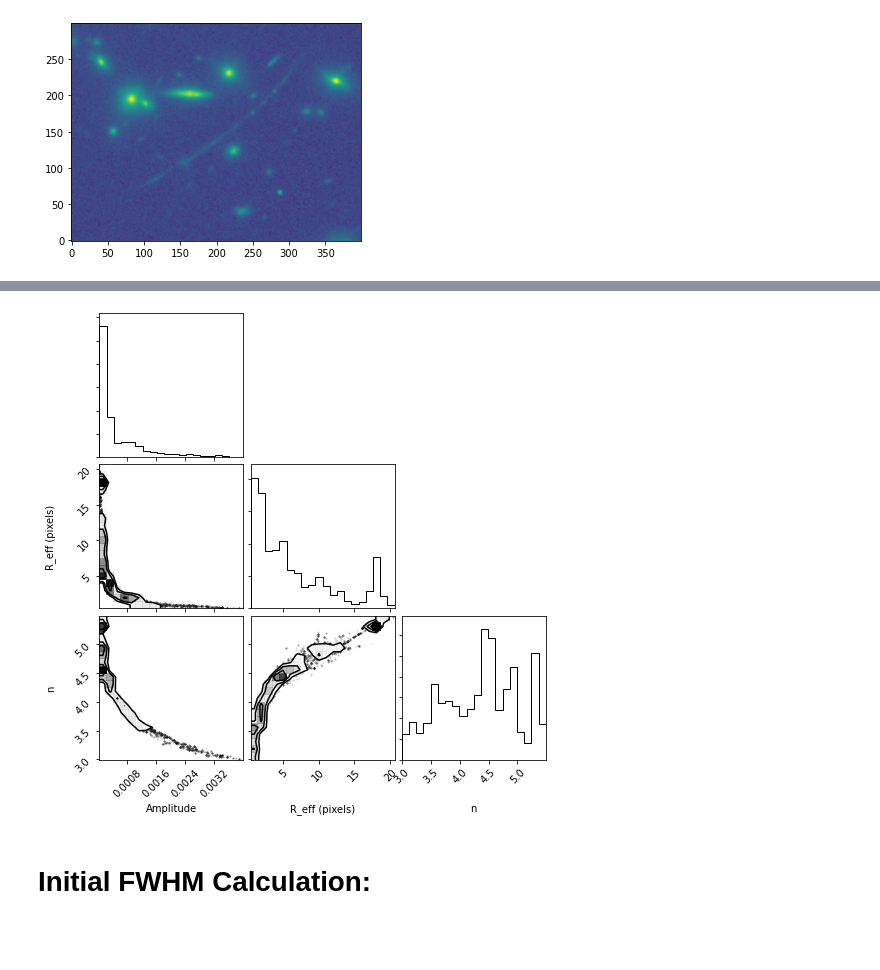
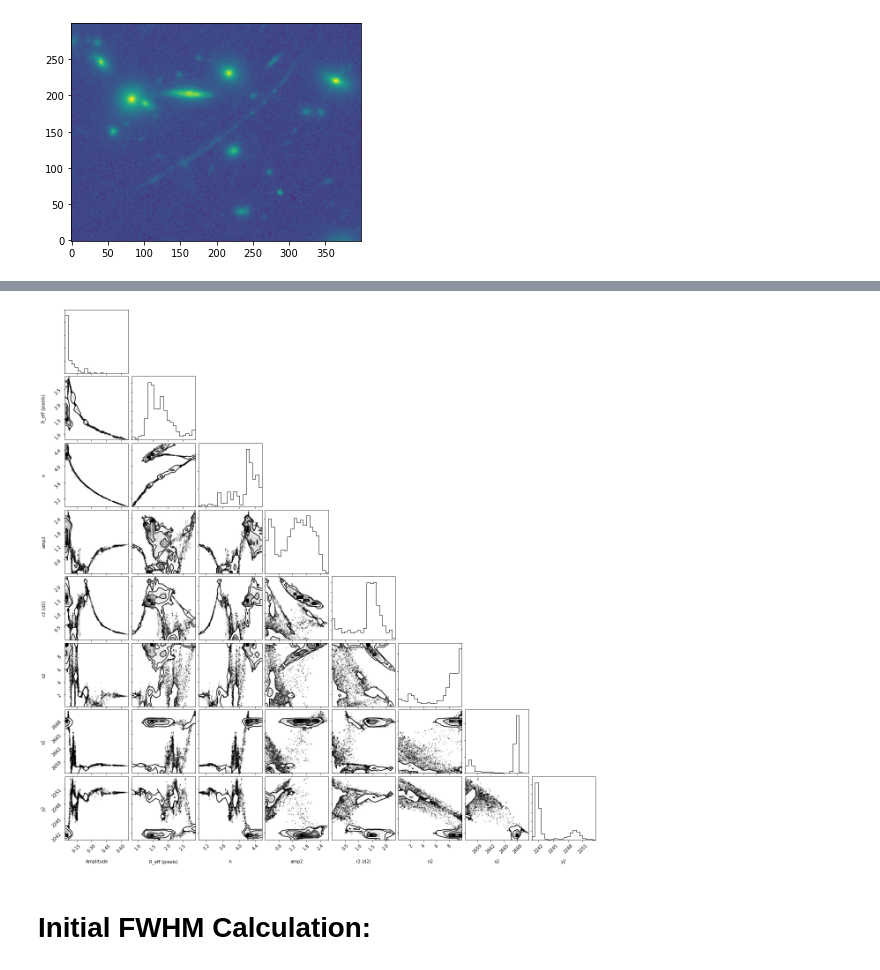
Before and after one commit to bwelch94/KnotFit, a Jupyter notebook: KnotFit.ipynb, the cells around one changed output, grey strips where cells are left out. Saved outputs shown, nothing was run; the diff lists cells and outputs as text; code cells hidden in the pictures; blank space fills up the shorter version.

```diff
--- a/KnotFit.ipynb
+++ b/KnotFit.ipynb
@@ -163,8 +205,6 @@ sampler = kf.runMCMC(theta, argdict, nwalkers=6, niter=2000, outfile='knotfit/ch
 # %%
-mcmcfile = 'knotfit/chains/whl0137/topknot_minimize_z6twopt.h5'
+mcmcfile = 'knotfit/chains/whl0137/topknot_sersic+gauss_pos.h5'
 reader = emcee.backends.HDFBackend(mcmcfile)
-#tau = reader.get_autocorr_time()
-#print(tau)
 samples = reader.get_chain(discard=100,flat=True)
 lprob = reader.get_log_prob(discard=100,flat=True)
 
@@ -173,12 +213,12 @@ lprob = reader.get_log_prob(discard=100,flat=True)
 
 amp = samples[:,0]
 reff = samples[:,1]
-n = samples[:,2]
+#n = samples[:,2]
 
 ix = tuple([lprob == max(lprob)])
 rmax = reff[ix]
 amax = amp[ix]
-nmax = n[ix]
+#nmax = n[ix]
 
 sigr_plus = np.percentile(reff, 84)
 sigr_minus = np.percentile(reff, 16)
@@ -188,12 +228,12 @@ siga_plus = np.percentile(amp, 84)
 siga_minus = np.percentile(amp, 16)
 siga = (siga_plus - siga_minus) / 2.
 
-sign_plus = np.percentile(n, 84)
-sign_minus = np.percentile(n, 16)
-sign = (sign_plus - sign_minus) / 2.
+#sign_plus = np.percentile(n, 84)
+#sign_minus = np.percentile(n, 16)
+#sign = (sign_plus - sign_minus) / 2.
 
 
-print('Radius: %.2f (%.2f) +- %.2f' %(rmax[0], np.median(reff), sigr))
-print('Amplitude: %.2e (%.2e) +- %.2e' %(amax[0], np.median(amp), siga))
-print('Sersic index: %.2f (%.2f) +- %.2f' %(nmax[0], np.median(n), sign))
+print('Radius: %.4f (%.4f) +- %.4f' %(rmax[0], np.median(reff), sigr))
+print('Amplitude: %.4f (%.4f) +- %.4f' %(amax[0], np.median(amp), siga))
+#print('Sersic index: %.2f (%.2f) +- %.2f' %(nmax[0], np.median(n), sign))
 # %% [output]
@@ -328,9 +630,9 @@ print(flux)
 flat_samples = reader.get_chain(discard=100, flat=True)
 #flat_samples = sampler.get_chain(discard=100, flat=True)
 
-labels = ["Amplitude", "R_eff (pixels)", "n"]
+labels = ["Amplitude", "R_eff (pixels)", "n", "amp2", "r2 (d2)", 'n2', "x2", "y2"]
 #truths = [0.005, .75, 4]
 
 fig = corner.corner(flat_samples, labels=labels)#, truths=truths)
-plt.savefig('knotfit/chains/whl0137/topknot_min_z6twopt_corner.png')
+#plt.savefig('knotfit/simplots/twopiecesim_onepiecefit_corner.png')
 # %% [output]
@@ -337,4 +642,4 @@ plt.savefig('knotfit/chains/whl0137/topknot_min_z6twopt_corner.png')
-[figure, old version]
+[figure, new version]
 # %%
 plt.hist(samples[:,2], bins=50)
 plt.xlabel('Sersic index')
```
Also changed, not shown: parts of 26 cells of this notebook.
